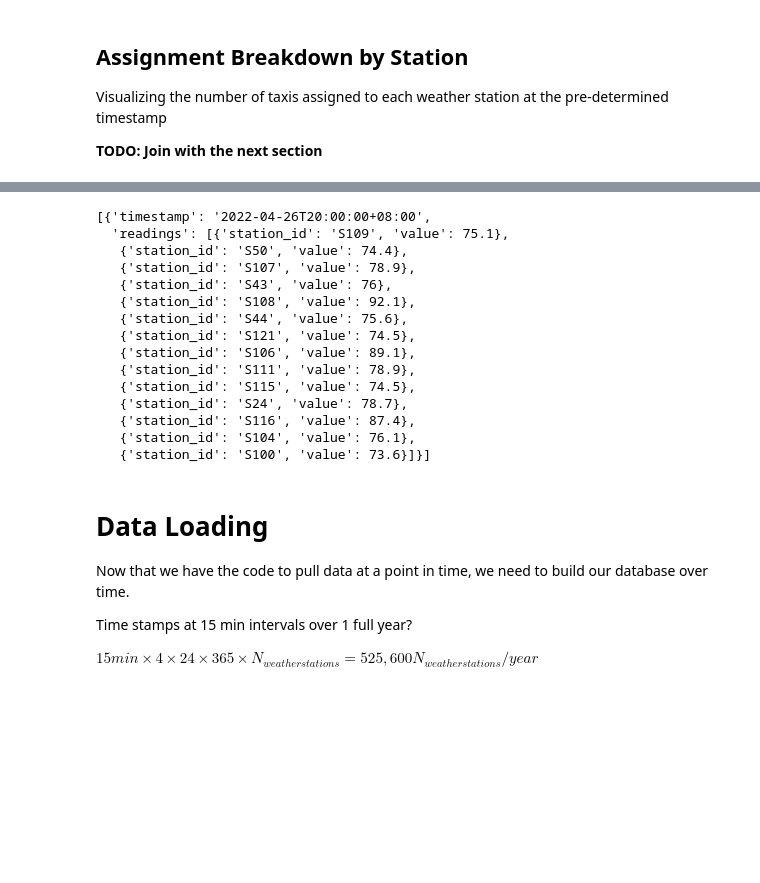
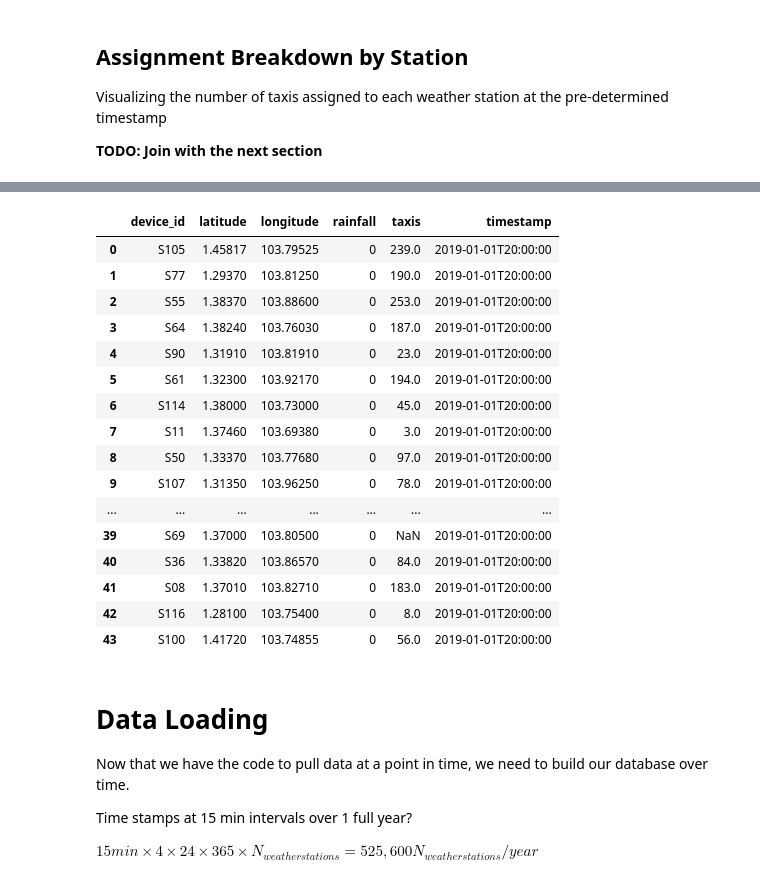
Before and after one commit to spencerkmarley/smu-cs611-mleng-project, a Jupyter notebook: eda/eda.ipynb, the cells around one changed output, grey strips where cells are left out. Saved outputs shown, nothing was run; the diff lists cells and outputs as text; code cells hidden in the pictures; blank space fills up the shorter version.

```diff
--- a/eda/eda.ipynb
+++ b/eda/eda.ipynb
@@ -104,6 +116,6 @@ Visualizing the number of taxis assigned to each weather station at the pre-dete
 # %%
 assignment = assign_taxis(taxi_array,station_array)
 assignment_series = pd.Series(assignment)
-assignment_counts = assignment_series.value_counts().sort_index()
+assignment_counts = assignment_series.value_counts().sort_index().rename('taxis')
 assignment_counts
 # %% [output]
@@ -166,21 +156,34 @@ weather_data['rainfall']['items']
-# %%
-weather_data['relative-humidity']['items']
-# %% [output]
-[{'timestamp': '2022-04-26T20:00:00+08:00',
-  'readings': [{'station_id': 'S109', 'value': 75.1},
-   {'station_id': 'S50', 'value': 74.4},
-   {'station_id': 'S107', 'value': 78.9},
-   {'station_id': 'S43', 'value': 76},
-   {'station_id': 'S108', 'value': 92.1},
-   {'station_id': 'S44', 'value': 75.6},
-   {'station_id': 'S121', 'value': 74.5},
-   {'station_id': 'S106', 'value': 89.1},
-   {'station_id': 'S111', 'value': 78.9},
-   {'station_id': 'S115', 'value': 74.5},
-   {'station_id': 'S24', 'value': 78.7},
-   {'station_id': 'S116', 'value': 87.4},
-   {'station_id': 'S104', 'value': 76.1},
-   {'station_id': 'S100', 'value': 73.6}]}]
+# %%
+rainfall_array = np.array([i['value'] for i in weather_data['rainfall']['items'][0]['readings']])
+air_temperature_array = np.array([i['value'] for i in weather_data['air-temperature']['items'][0]['readings']])
+relative_humidity_array = np.array([i['value'] for i in weather_data['relative-humidity']['items'][0]['readings']])
+# %%
+lat_series = pd.Series(station_array[:,0],name='latitude')
+lon_series = pd.Series(station_array[:,1],name='longitude')
+rainfall_series = pd.Series(rainfall_array,name='rainfall')
+station_id_series = pd.Series(station_id,name='device_id')
+# %%
+df = pd.concat([station_id_series, lat_series,lon_series,rainfall_series,assignment_counts],axis=1)
+df['timestamp']=query
+df
+# %% [output]
+|  | device_id | latitude | longitude | rainfall | taxis | timestamp |
+| 0 | S105 | 1.45817 | 103.79525 | 0 | 239.0 | 2019-01-01T20:00:00 |
+| 1 | S77 | 1.29370 | 103.81250 | 0 | 190.0 | 2019-01-01T20:00:00 |
+| 2 | S55 | 1.38370 | 103.88600 | 0 | 253.0 | 2019-01-01T20:00:00 |
+| 3 | S64 | 1.38240 | 103.76030 | 0 | 187.0 | 2019-01-01T20:00:00 |
+| 4 | S90 | 1.31910 | 103.81910 | 0 | 23.0 | 2019-01-01T20:00:00 |
+| 5 | S61 | 1.32300 | 103.92170 | 0 | 194.0 | 2019-01-01T20:00:00 |
+| 6 | S114 | 1.38000 | 103.73000 | 0 | 45.0 | 2019-01-01T20:00:00 |
+| 7 | S11 | 1.37460 | 103.69380 | 0 | 3.0 | 2019-01-01T20:00:00 |
+| 8 | S50 | 1.33370 | 103.77680 | 0 | 97.0 | 2019-01-01T20:00:00 |
+| 9 | S107 | 1.31350 | 103.96250 | 0 | 78.0 | 2019-01-01T20:00:00 |
+| ... | ... | ... | ... | ... | ... | ... |
+| 39 | S69 | 1.37000 | 103.80500 | 0 | NaN | 2019-01-01T20:00:00 |
+| 40 | S36 | 1.33820 | 103.86570 | 0 | 84.0 | 2019-01-01T20:00:00 |
+| 41 | S08 | 1.37010 | 103.82710 | 0 | 183.0 | 2019-01-01T20:00:00 |
+| 42 | S116 | 1.28100 | 103.75400 | 0 | 8.0 | 2019-01-01T20:00:00 |
+| 43 | S100 | 1.41720 | 103.74855 | 0 | 56.0 | 2019-01-01T20:00:00 |
 # %% [markdown]
 # Data Loading
 
```
Also changed, not shown: parts of 10 cells of this notebook, 2 other files.
